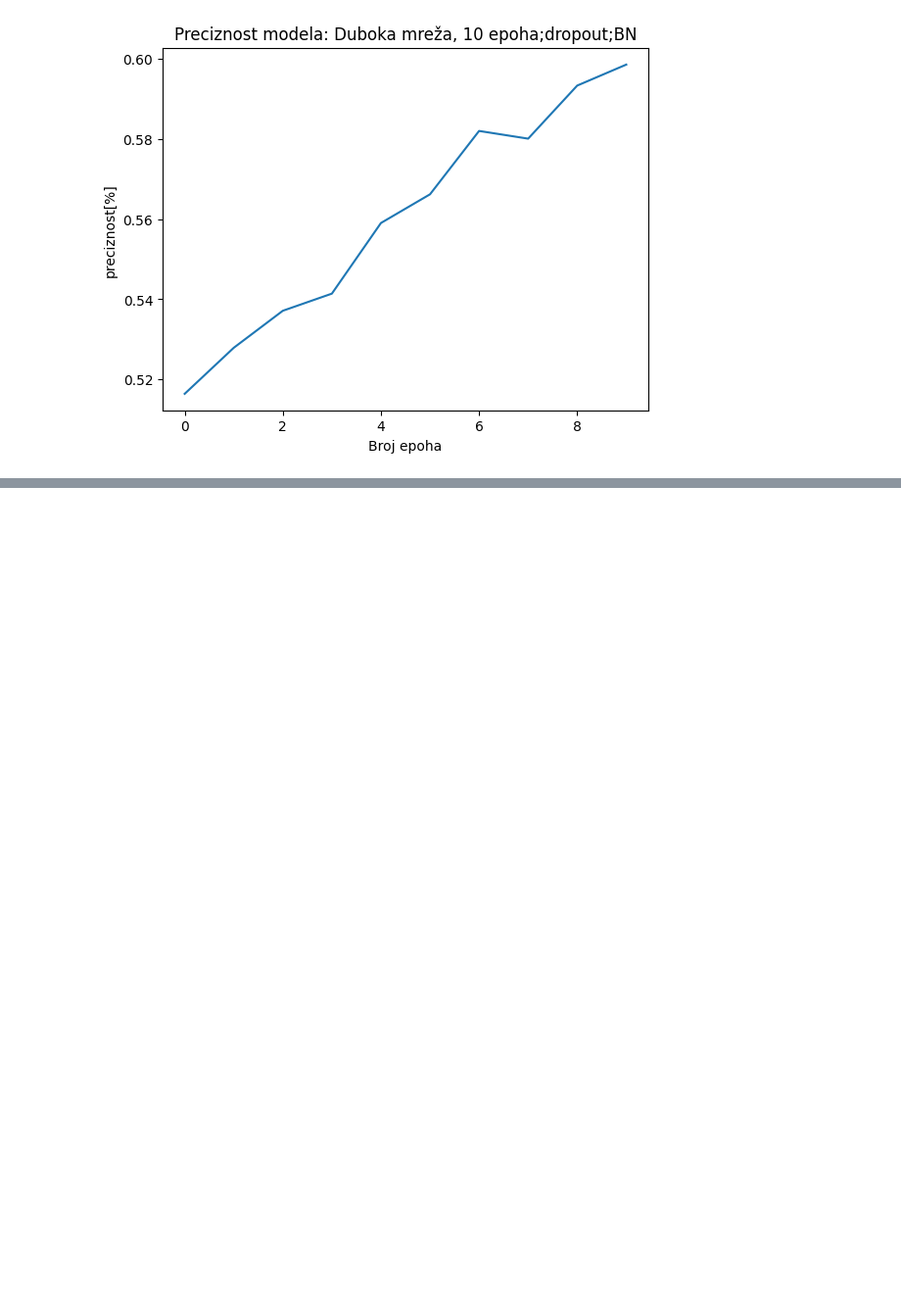
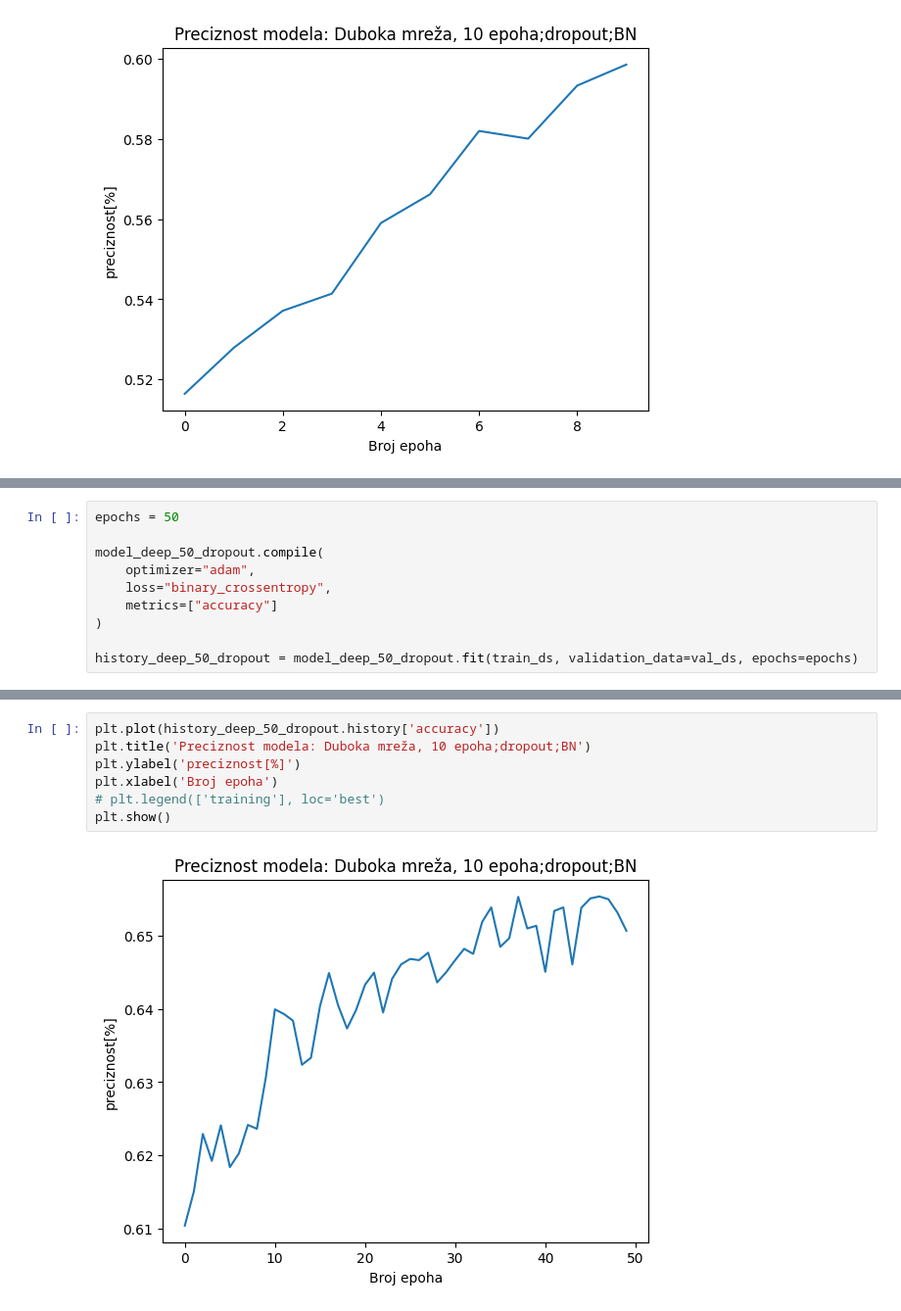
Before and after one commit to Bigulac/MOAR-Dense_network, a Jupyter notebook: MOAR_Dense.ipynb, the cells around one changed output, grey strips where cells are left out. Shown at 98% size. Drawn from its saved outputs; the diff is of its cells as text; blank space fills up the shorter version.

```diff
--- a/MOAR_Dense.ipynb
+++ b/MOAR_Dense.ipynb
@@ -425,0 +472,10 @@ plt.show()
+# %%
+epochs = 50
+
+model_deep_50_dropout.compile(
+    optimizer="adam",
+    loss="binary_crossentropy",
+    metrics=["accuracy"]
+)
+
+history_deep_50_dropout = model_deep_50_dropout.fit(train_ds, validation_data=val_ds, epochs=epochs)
@@ -425,0 +500,9 @@ plt.show()
+# %%
+plt.plot(history_deep_50_dropout.history['accuracy'])
+plt.title('Preciznost modela: Duboka mreža, 10 epoha;dropout;BN')
+plt.ylabel('preciznost[%]')
+plt.xlabel('Broj epoha')
+# plt.legend(['training'], loc='best')
+plt.show()
+# %% [output]
+[figure, added]
```
Also changed, not shown: parts of 8 cells of this notebook.
